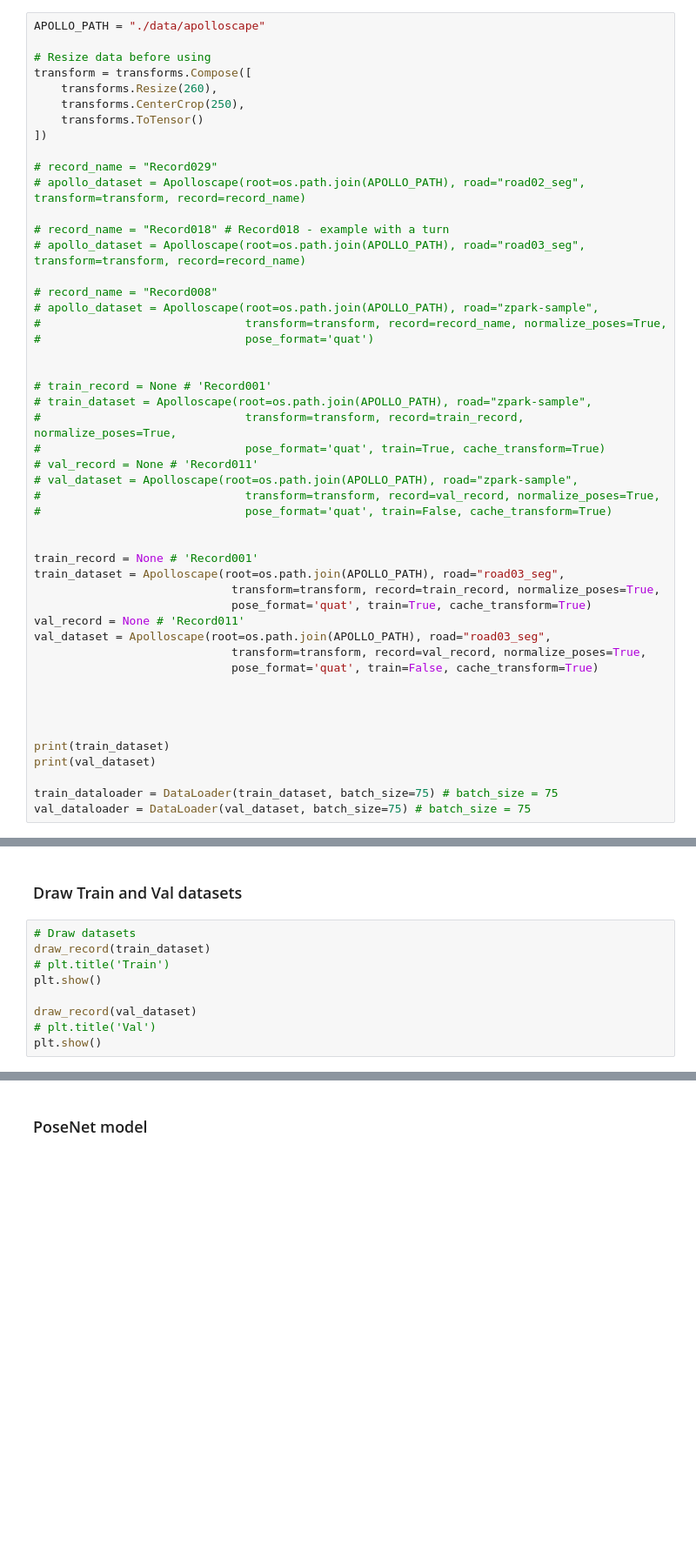
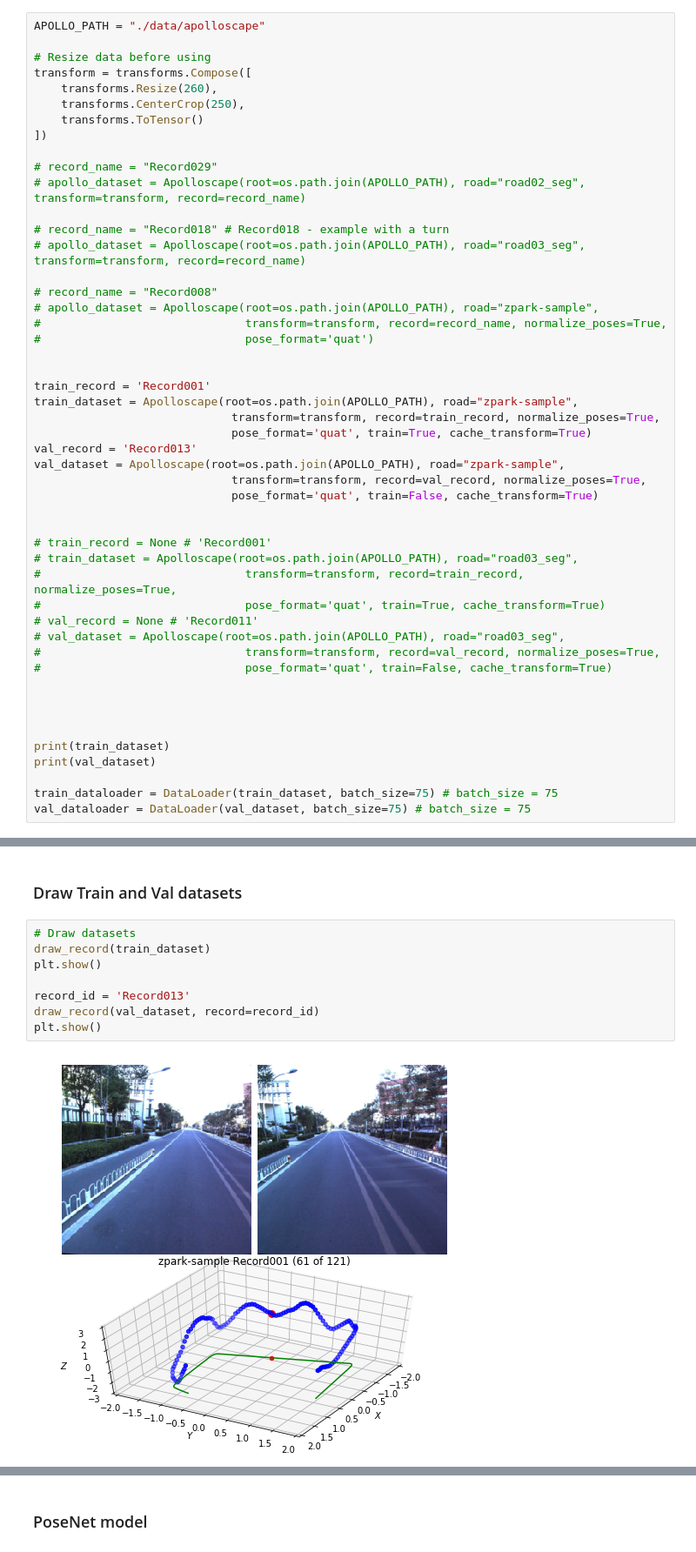
Before and after one commit to bexcite/apolloscape-loc, a Jupyter notebook: PoseNet_Experiments.ipynb, the cells around one changed output, grey strips where cells are left out. Shown at 87% size. Cells and saved outputs as stored; diff of their text form; blank space fills up the shorter version.

```diff
--- a/PoseNet_Experiments.ipynb
+++ b/PoseNet_Experiments.ipynb
@@ -55,24 +55,24 @@ transform = transforms.Compose([
 #                              pose_format='quat')
 
 
+train_record = 'Record001'
+train_dataset = Apolloscape(root=os.path.join(APOLLO_PATH), road="zpark-sample",
+                             transform=transform, record=train_record, normalize_poses=True,
+                             pose_format='quat', train=True, cache_transform=True)
+val_record = 'Record013'
+val_dataset = Apolloscape(root=os.path.join(APOLLO_PATH), road="zpark-sample",
+                             transform=transform, record=val_record, normalize_poses=True,
+                             pose_format='quat', train=False, cache_transform=True)
+
+
 # train_record = None # 'Record001'
-# train_dataset = Apolloscape(root=os.path.join(APOLLO_PATH), road="zpark-sample",
+# train_dataset = Apolloscape(root=os.path.join(APOLLO_PATH), road="road03_seg",
 #                              transform=transform, record=train_record, normalize_poses=True,
 #                              pose_format='quat', train=True, cache_transform=True)
 # val_record = None # 'Record011'
-# val_dataset = Apolloscape(root=os.path.join(APOLLO_PATH), road="zpark-sample",
+# val_dataset = Apolloscape(root=os.path.join(APOLLO_PATH), road="road03_seg",
 #                              transform=transform, record=val_record, normalize_poses=True,
 #                              pose_format='quat', train=False, cache_transform=True)
-
-
-train_record = None # 'Record001'
-train_dataset = Apolloscape(root=os.path.join(APOLLO_PATH), road="road03_seg",
-                             transform=transform, record=train_record, normalize_poses=True,
-                             pose_format='quat', train=True, cache_transform=True)
-val_record = None # 'Record011'
-val_dataset = Apolloscape(root=os.path.join(APOLLO_PATH), road="road03_seg",
-                             transform=transform, record=val_record, normalize_poses=True,
-                             pose_format='quat', train=False, cache_transform=True)
 
 
 
@@ -158,9 +155,10 @@ imshow(img_out, title="Batch 0")
 # %%
 # Draw datasets
 draw_record(train_dataset)
-# plt.title('Train')
 plt.show()
 
-draw_record(val_dataset)
-# plt.title('Val')
+record_id = 'Record013'
+draw_record(val_dataset, record=record_id)
 plt.show()
+# %% [output]
+[figure, added]
```
Also changed, not shown: parts of 3 cells of this notebook, 3 other files.
